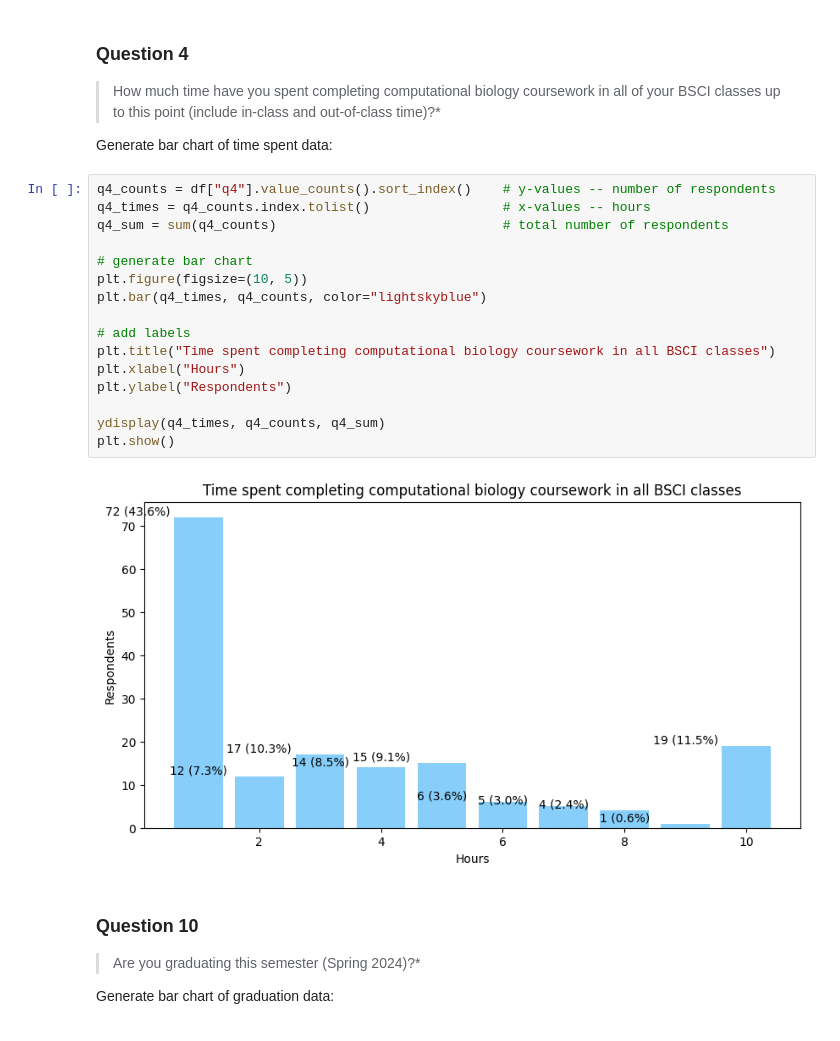
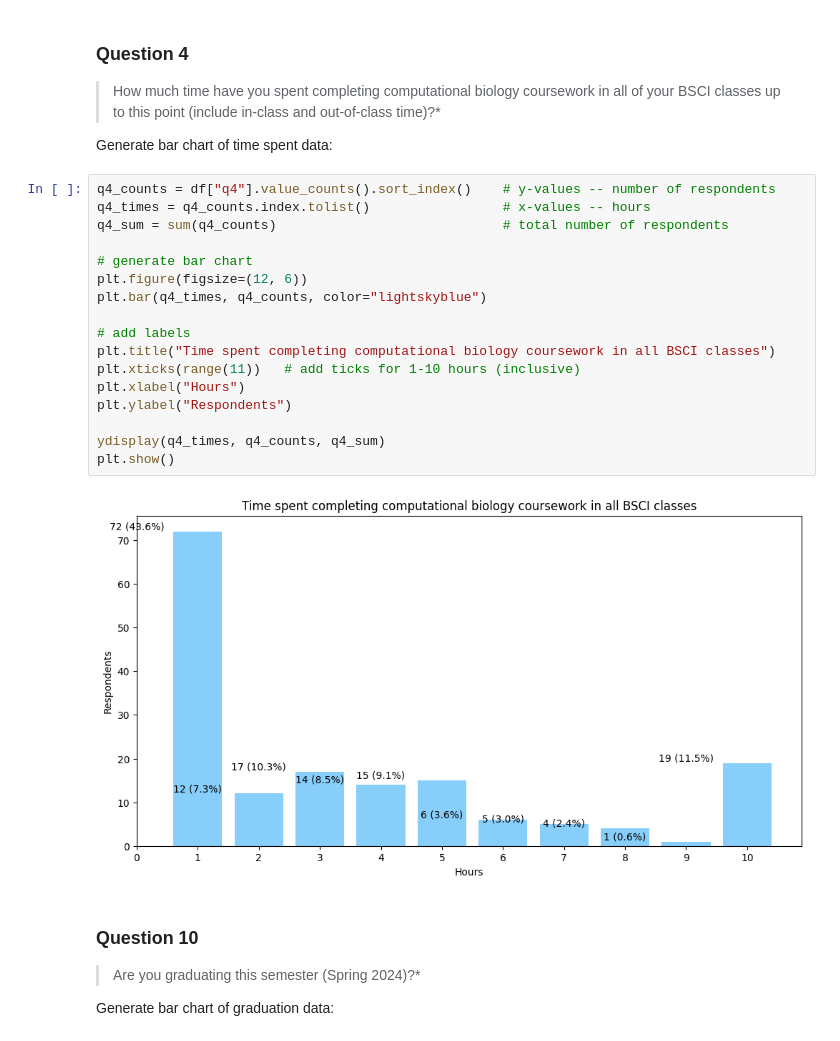
Before and after one commit to maxinehsu/summary-visualizations, a Jupyter notebook: viz.ipynb, the cells around one changed output. Saved outputs shown, nothing was run; the diff lists cells and outputs as text.

```diff
--- a/viz.ipynb
+++ b/viz.ipynb
@@ -133,21 +134,22 @@ Generate bar chart of time spent data:
 # %%
 q4_counts = df["q4"].value_counts().sort_index()    # y-values -- number of respondents
 q4_times = q4_counts.index.tolist()                 # x-values -- hours
 q4_sum = sum(q4_counts)                             # total number of respondents
 
 # generate bar chart
-plt.figure(figsize=(10, 5))
+plt.figure(figsize=(12, 6))
 plt.bar(q4_times, q4_counts, color="lightskyblue")
 
 # add labels
 plt.title("Time spent completing computational biology coursework in all BSCI classes")
+plt.xticks(range(11))   # add ticks for 1-10 hours (inclusive)
 plt.xlabel("Hours")
 plt.ylabel("Respondents")
 
 ydisplay(q4_times, q4_counts, q4_sum)
 plt.show()
 # %% [output]
-[figure, old version]
+[figure, new version]
 # %% [markdown]
 ### Question 10
 > Are you graduating this semester (Spring 2024)?*
```
Also changed, not shown: parts of 2 cells of this notebook.
